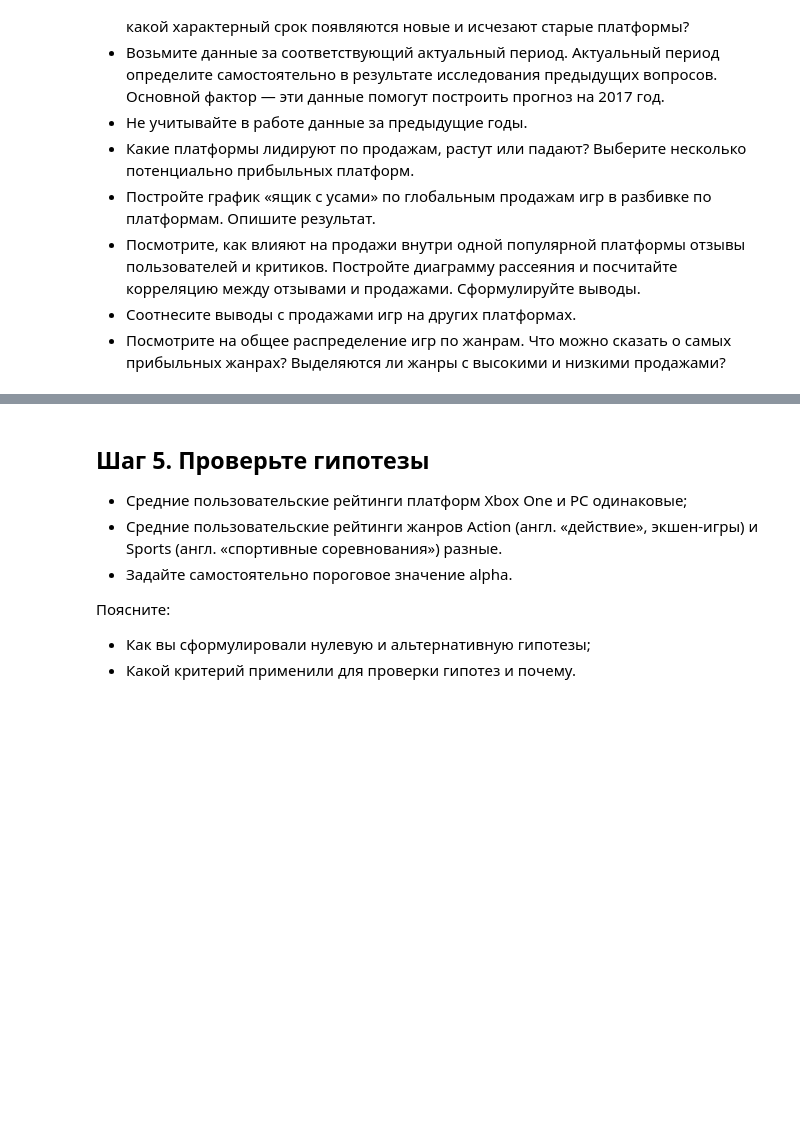
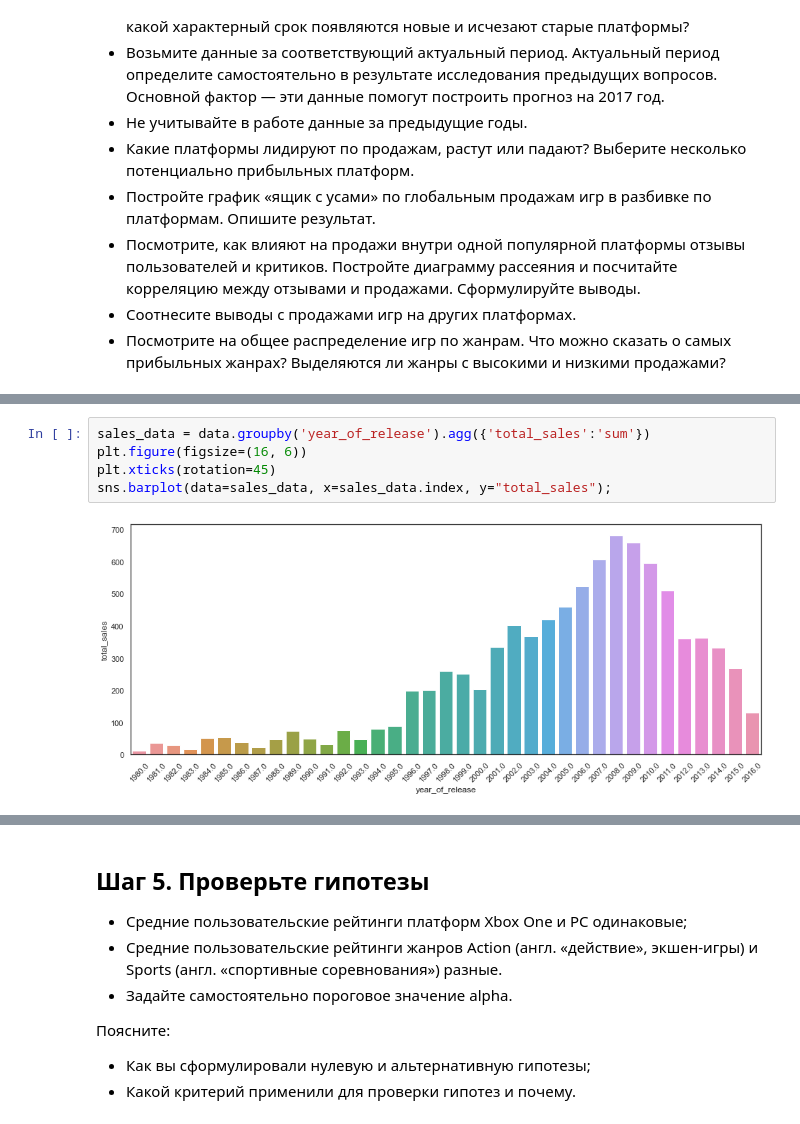
Before and after one commit to karimovdo/python3, a Jupyter notebook: project3.ipynb, the cells around one changed output, grey strips where cells are left out. Cells and saved outputs as stored; diff of their text form; blank space fills up the shorter version.

```diff
--- a/project3.ipynb
+++ b/project3.ipynb
@@ -229,0 +273,7 @@ for i in range(len(data['year_of_release'])):
+# %%
+sales_data = data.groupby('year_of_release').agg({'total_sales':'sum'})
+plt.figure(figsize=(16, 6))
+plt.xticks(rotation=45)
+sns.barplot(data=sales_data, x=sales_data.index, y="total_sales");
+# %% [output]
+[figure, added]
```
Also changed, not shown: parts of 38 cells of this notebook.
